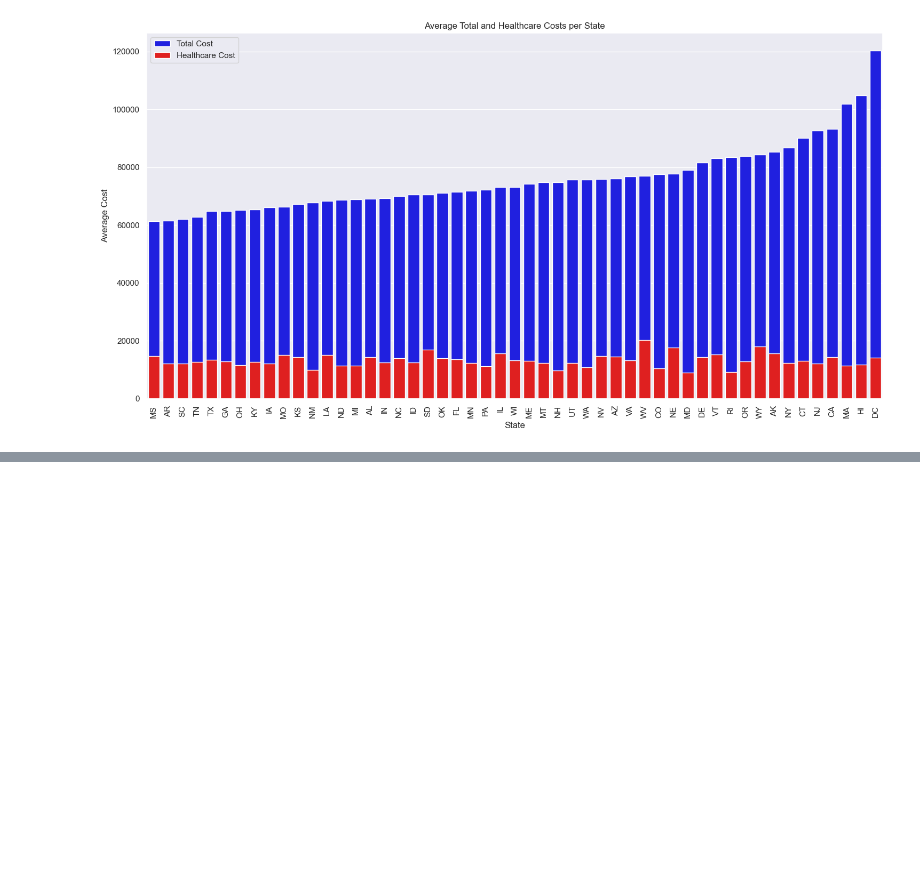
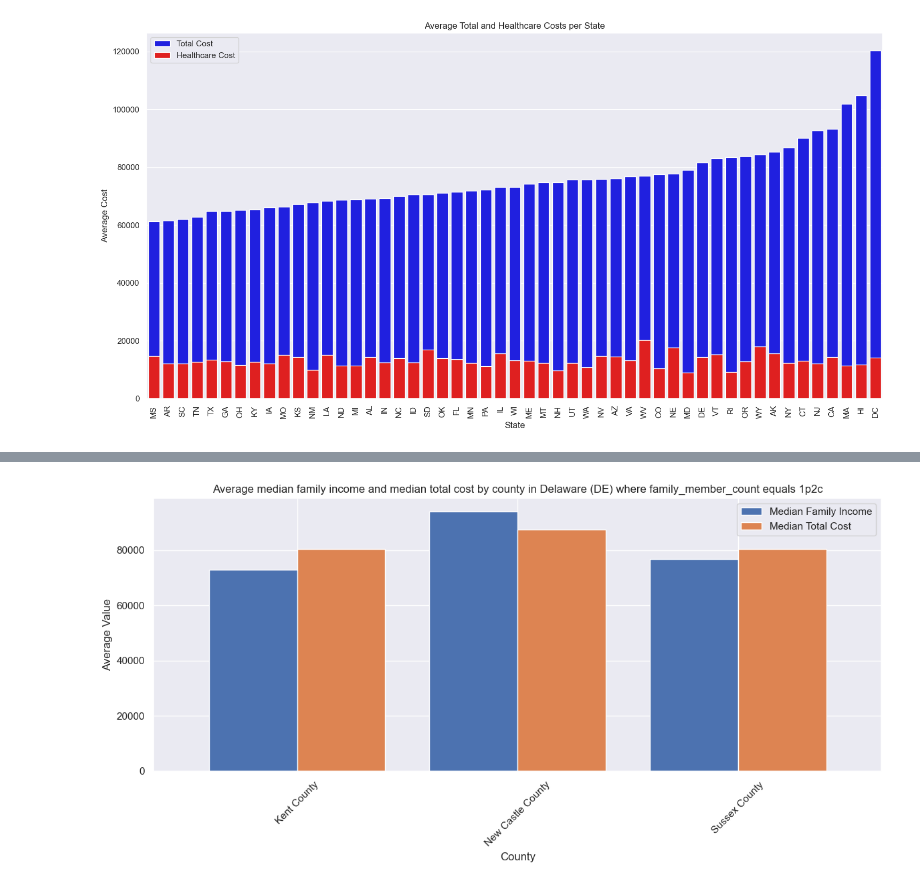
Before and after one commit to MeitavReut/project300, a Jupyter notebook: פרויקט ניתוח נתונים חדש .ipynb, the cells around one changed output, grey strips where cells are left out. Cells and saved outputs as stored; diff of their text form; code cells hidden in the pictures; blank space fills up the shorter version.

```diff
--- a/פרויקט ניתוח נתונים חדש .ipynb
+++ b/פרויקט ניתוח נתונים חדש .ipynb
@@ -675,0 +590,28 @@ plt.show()
+# %%
+
+
+# בחירת שורות שהמדינה היא Delaware (DE) ו-family_member_count הוא 1p2c
+data_de = us_cost_df[(us_cost_df['state'] == 'DE') & (us_cost_df['family_member_count'] == '1p2c')]
+
+# חישוב הממוצע הכולל של median_family_income לפי מחוזים
+avg_income_by_county = data_de.groupby('county')['median_family_income'].mean().reset_index()
+
+# חישוב הממוצע הכולל של median_total_cost לפי מחוזים
+avg_cost_by_county = data_de.groupby('county')['median_total_cost'].mean().reset_index()
+
+# מיזוג של הנתונים לטבלה אחת
+merged_data = pd.merge(avg_income_by_county, avg_cost_by_county, on='county')
+
+# יצירת ברפלוט
+merged_data.plot(kind='bar', x='county', figsize=(12, 6), width=0.8)
+plt.xticks(rotation=45)  # סיבוב את התוויות על ציר ה-X
+plt.xlabel('County')
+plt.ylabel('Average Value')
+plt.title('Average median family income and median total cost by county in Delaware (DE) where family_member_count equals 1p2c')
+plt.legend(['Median Family Income', 'Median Total Cost'])  # הוספת סימוני הסבר לברפלוט
+
+# הצגת הגרף
+plt.tight_layout()
+plt.show()
+# %% [output]
+[figure, added]
```
Also changed, not shown: parts of 15 cells of this notebook.
